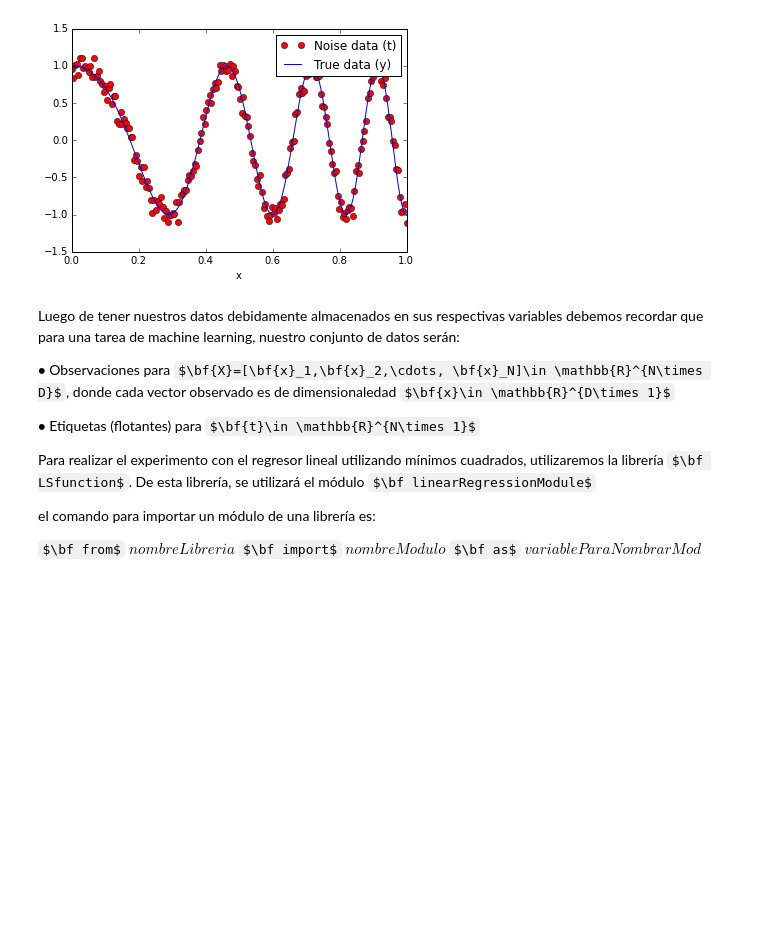
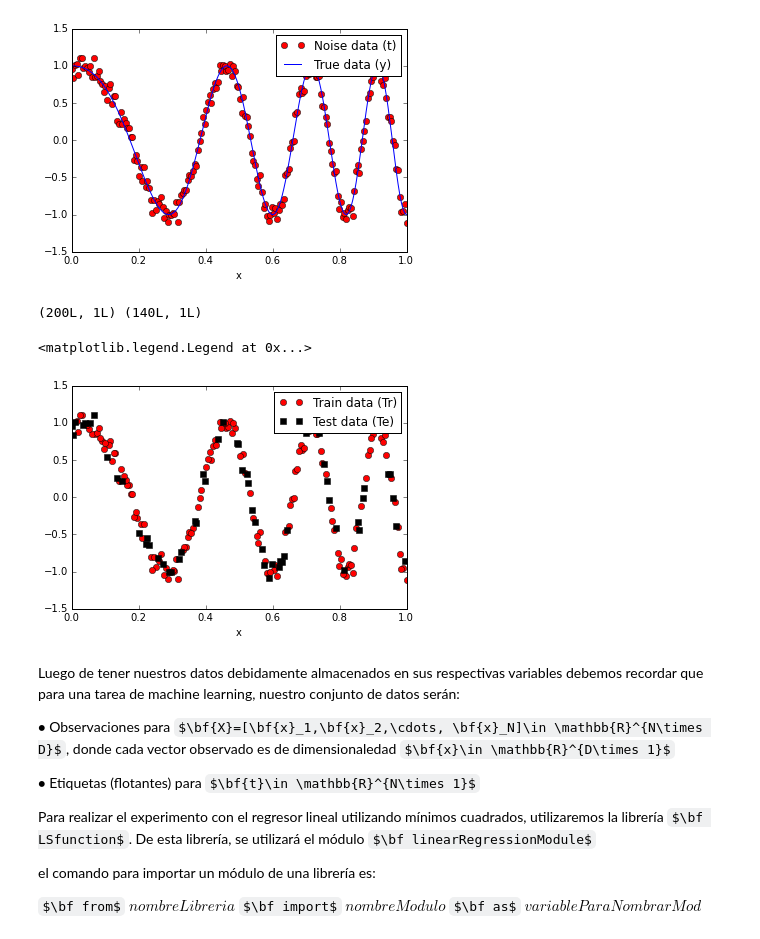
Before and after one commit to JjVera96/Machine-Learning, a Jupyter notebook: LAB1_LeastSquareReg/LAB1_LeastSquareReg.ipynb, the cells around one changed output. Cells and saved outputs as stored; diff of their text form; code cells hidden in the pictures; some formulas as TeX source; blank space fills up the shorter version.

```diff
--- a/LAB1_LeastSquareReg/LAB1_LeastSquareReg.ipynb
+++ b/LAB1_LeastSquareReg/LAB1_LeastSquareReg.ipynb
@@ -55,7 +55,7 @@ Debido a que la variable $\bf{data}$ es un diccionario que contiene las variable
 $variableDestino = diccName['nombreCampo']$
 # %%
 x = data['x'] # Se accede al campo x donde se encuentran las características del conjunto de entrenamiento
-
+N,D = x.shape
 t = data['t'] # Se accede al campo de las etiqueta (valores reales observados con ruido)
 y = data['y'] # Se accede al campo de las etiquetas sin ruido (para verificacion)
 
@@ -66,6 +66,26 @@ plt.legend(('Noise data (t)', 'True data (y)'))
 # %% [output]
 <matplotlib.legend.Legend at 0x...>
 [figure]
+# %%
+id = np.random.permutation(N)
+
+perTrain = 0.7
+NTr = int(round(perTrain*N))
+idTr = id[:NTr]
+idTe =id[NTr:]
+xTr = x[idTr]
+xTe = x[idTe]
+tTr = t[idTr]
+tTe = t[idTe]
+print x.shape,xTr.shape
+plt.plot(xTr,tTr,'or')
+plt.plot(xTe,tTe,'sk')
+plt.xlabel('x')
+plt.legend(('Train data (Tr)', 'Test data (Te)'))
+# %% [output]
+(200L, 1L) (140L, 1L)
+<matplotlib.legend.Legend at 0x...>
+[figure, added]
 # %% [markdown]
 Luego de tener nuestros datos debidamente almacenados en sus respectivas variables debemos recordar que para una tarea de machine learning, nuestro conjunto de datos serán:
 
```
Also changed, not shown: parts of 16 cells of this notebook, 1 other file.
